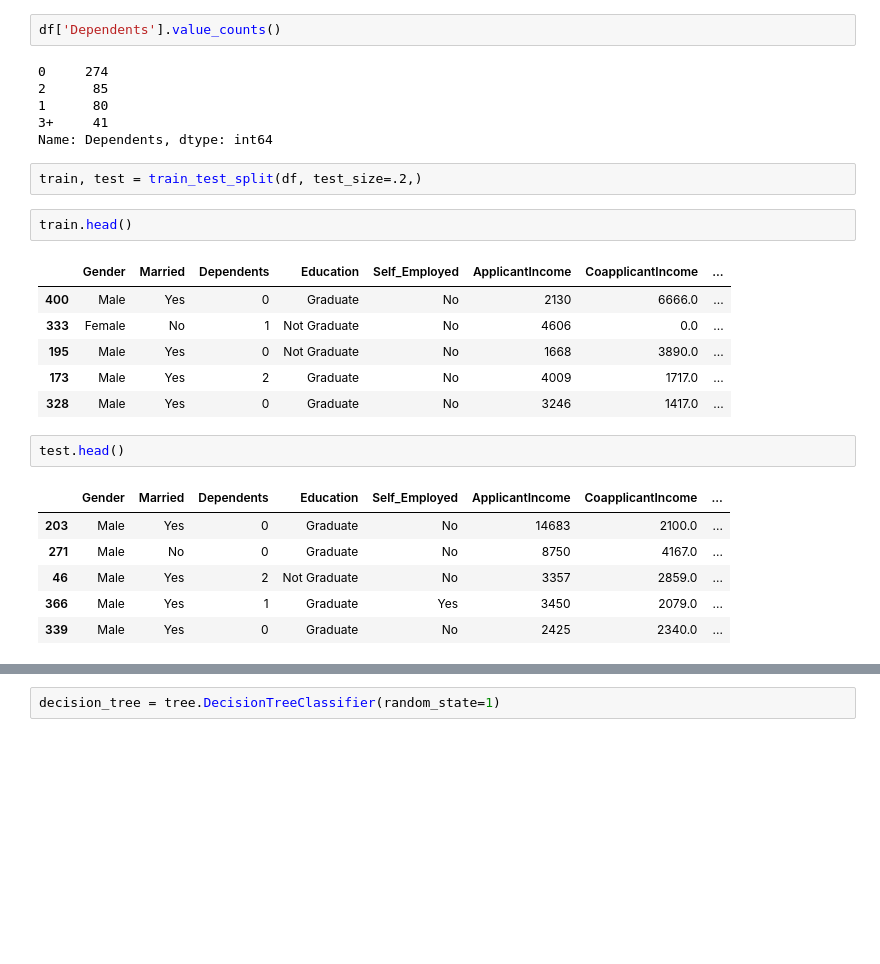
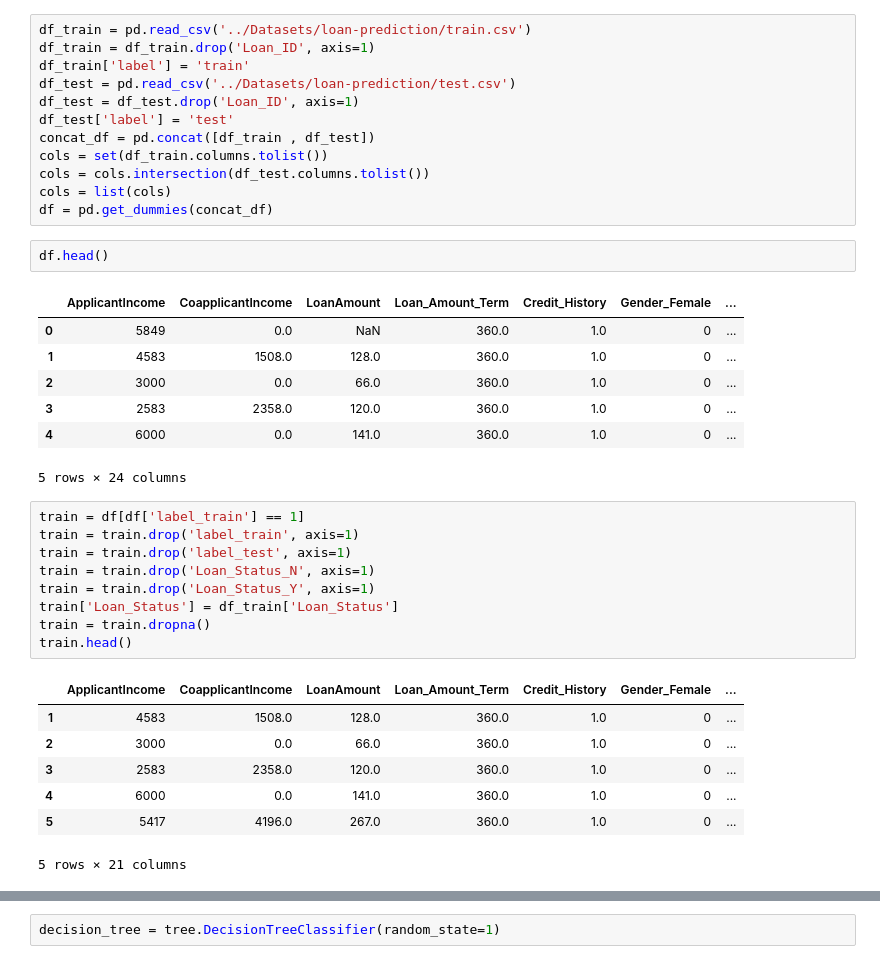
Before and after one commit to proafxin/ensemble-learning, a Jupyter notebook: comparison.ipynb, the cells around one changed output, grey strips where cells are left out. Saved outputs shown, nothing was run; the diff lists cells and outputs as text; blank space fills up the shorter version.

```diff
--- a/comparison.ipynb
+++ b/comparison.ipynb
@@ -63,28 +14,39 @@ print(df.head())
-# %%
-df['Dependents'].value_counts()
-# %% [output]
-0     274
-2      85
-1      80
-3+     41
-Name: Dependents, dtype: int64
-# %%
-train, test = train_test_split(df, test_size=.2,)
+# %%
+df_train = pd.read_csv('../Datasets/loan-prediction/train.csv')
+df_train = df_train.drop('Loan_ID', axis=1)
+df_train['label'] = 'train'
+df_test = pd.read_csv('../Datasets/loan-prediction/test.csv')
+df_test = df_test.drop('Loan_ID', axis=1)
+df_test['label'] = 'test'
+concat_df = pd.concat([df_train , df_test])
+cols = set(df_train.columns.tolist())
+cols = cols.intersection(df_test.columns.tolist())
+cols = list(cols)
+df = pd.get_dummies(concat_df)
 # %%
-train.head()
+df.head()
 # %% [output]
-|  | Gender | Married | Dependents | Education | Self_Employed | ApplicantIncome | CoapplicantIncome | ... |
-| 400 | Male | Yes | 0 | Graduate | No | 2130 | 6666.0 | ... |
-| 333 | Female | No | 1 | Not Graduate | No | 4606 | 0.0 | ... |
-| 195 | Male | Yes | 0 | Not Graduate | No | 1668 | 3890.0 | ... |
-| 173 | Male | Yes | 2 | Graduate | No | 4009 | 1717.0 | ... |
-| 328 | Male | Yes | 0 | Graduate | No | 3246 | 1417.0 | ... |
+|  | ApplicantIncome | CoapplicantIncome | LoanAmount | Loan_Amount_Term | Credit_History | Gender_Female | ... |
+| 0 | 5849 | 0.0 | NaN | 360.0 | 1.0 | 0 | ... |
+| 1 | 4583 | 1508.0 | 128.0 | 360.0 | 1.0 | 0 | ... |
+| 2 | 3000 | 0.0 | 66.0 | 360.0 | 1.0 | 0 | ... |
+| 3 | 2583 | 2358.0 | 120.0 | 360.0 | 1.0 | 0 | ... |
+| 4 | 6000 | 0.0 | 141.0 | 360.0 | 1.0 | 0 | ... |
+5 rows × 24 columns
-# %%
-test.head()
-# %% [output]
-|  | Gender | Married | Dependents | Education | Self_Employed | ApplicantIncome | CoapplicantIncome | ... |
-| 203 | Male | Yes | 0 | Graduate | No | 14683 | 2100.0 | ... |
-| 271 | Male | No | 0 | Graduate | No | 8750 | 4167.0 | ... |
-| 46 | Male | Yes | 2 | Not Graduate | No | 3357 | 2859.0 | ... |
-| 366 | Male | Yes | 1 | Graduate | Yes | 3450 | 2079.0 | ... |
-| 339 | Male | Yes | 0 | Graduate | No | 2425 | 2340.0 | ... |
+# %%
+train = df[df['label_train'] == 1]
+train = train.drop('label_train', axis=1)
+train = train.drop('label_test', axis=1)
+train = train.drop('Loan_Status_N', axis=1)
+train = train.drop('Loan_Status_Y', axis=1)
+train['Loan_Status'] = df_train['Loan_Status']
+train = train.dropna()
+train.head()
+# %% [output]
+|  | ApplicantIncome | CoapplicantIncome | LoanAmount | Loan_Amount_Term | Credit_History | Gender_Female | ... |
+| 1 | 4583 | 1508.0 | 128.0 | 360.0 | 1.0 | 0 | ... |
+| 2 | 3000 | 0.0 | 66.0 | 360.0 | 1.0 | 0 | ... |
+| 3 | 2583 | 2358.0 | 120.0 | 360.0 | 1.0 | 0 | ... |
+| 4 | 6000 | 0.0 | 141.0 | 360.0 | 1.0 | 0 | ... |
+| 5 | 5417 | 4196.0 | 267.0 | 360.0 | 1.0 | 0 | ... |
+5 rows × 21 columns
```
Also changed, not shown: parts of 28 cells of this notebook.
